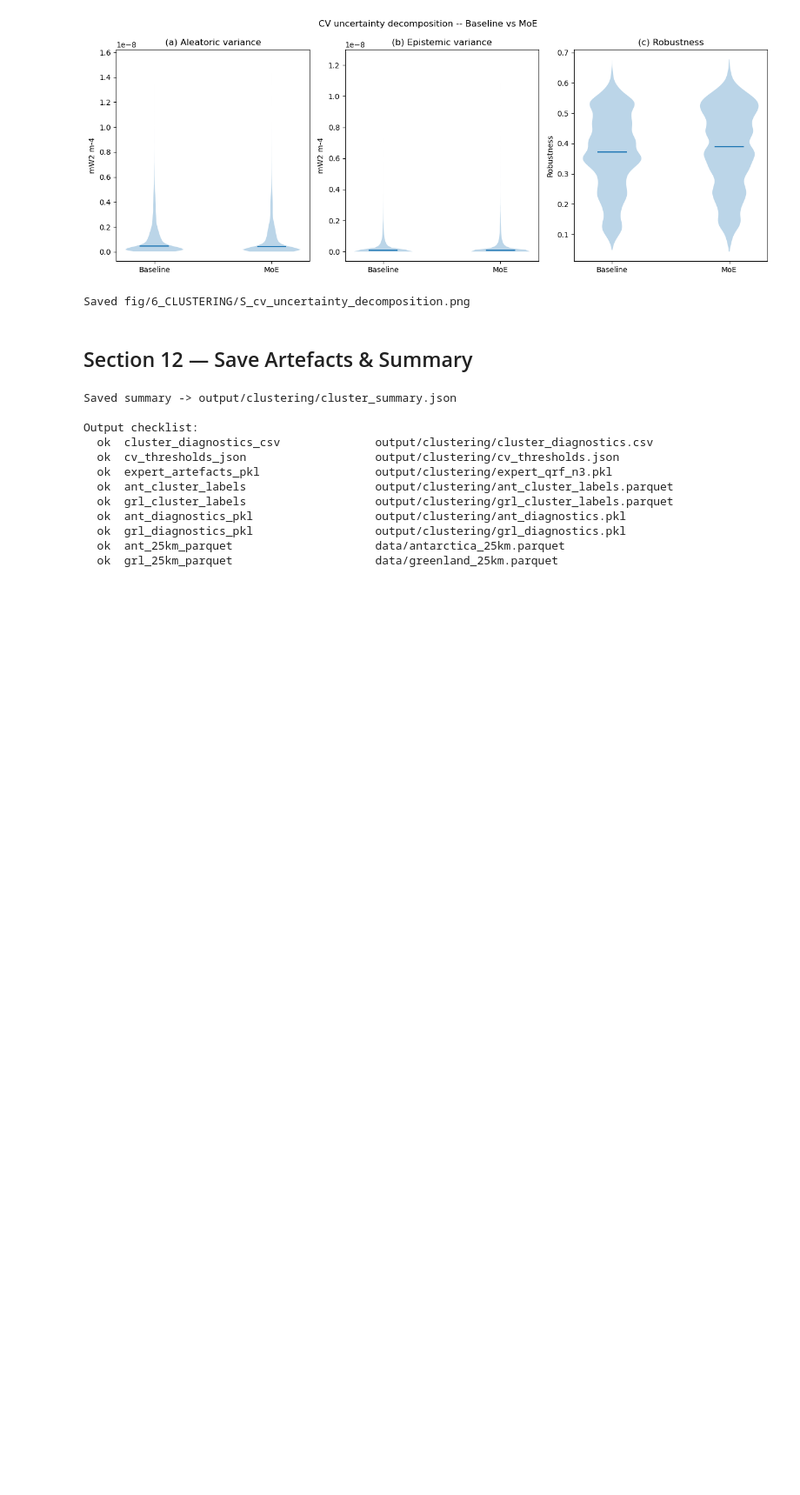
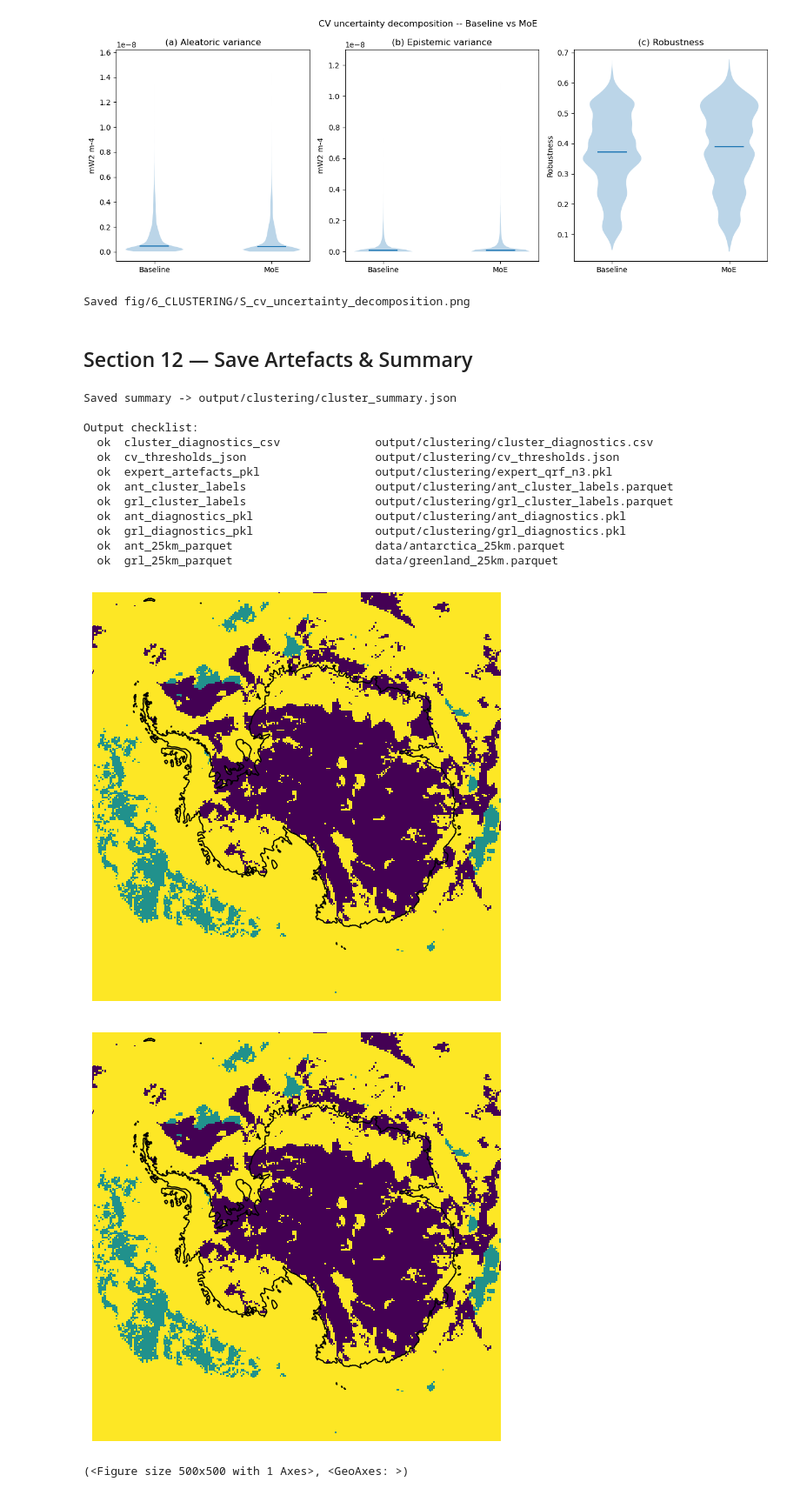
Before and after one commit to TobbeTripitaka/Aq2, a Jupyter notebook: 6_CLUSTERING_v2.ipynb, the cells around one changed output. Shown at 87% size. Saved outputs shown, nothing was run; the diff lists cells and outputs as text; code cells hidden in the pictures; blank space fills up the shorter version.

```diff
--- a/6_CLUSTERING_v2.ipynb
+++ b/6_CLUSTERING_v2.ipynb
@@ -1171,8 +1171,44 @@ Output checklist:
 # %%
 import xarray as xr
 from lib.utils import grid_from_xr_dataset
 
+domain = "ant"           # or whatever your key is
+cfg    = DOMAIN_CONFIG[domain]
+diag   = grid_diag[domain]
+df_tgt = pd.read_parquet(cfg["parquet"])
+xc, yc = cfg["xcol"], cfg["ycol"]
 
-expl_ds = xr.dataset(coords = ['x', 'y'], data = expl_grid)
-agrid_kq_qrf =  grid_from_xr_dataset(kq_qrf)
+expl_arr, xs, ys = pivot_field(df_tgt, xc, yc, diag["explainability"].astype(float))
+expl_arr_xr = expl_arr[::-1]
+ys_xr       = ys[::-1]
+
+expl_ds = xr.Dataset(
+    {"expl": (["y", "x"], expl_arr_xr)},
+    coords={"x": xs, "y": ys_xr},
+    attrs={"epsg": cfg["epsg"]},   # driven by cfg, not hardcoded
+)
+expl_agrid = grid_from_xr_dataset(expl_ds)
+expl_agrid.map("expl")
+
+
+expl_arr, xs, ys = pivot_field(df_tgt, xc, yc, diag["explainability"].astype(float))
+
+expl_arr_xr = expl_arr[::-1]          # shape (ny, nx), y ascending
+ys_xr       = ys[::-1]                # y coords ascending
+
+expl_ds = xr.Dataset(
+    {"expl": (["y", "x"], expl_arr_xr)},
+    coords={"x": xs, "y": ys_xr},
+    attrs={"epsg": '3031'},   # ← the missing piece
+)
+
+# --- 3. Convert to AGrid ---
+expl_agrid = grid_from_xr_dataset(expl_ds)
+
+# --- 4. Use the full map API ---
+expl_agrid.map("expl")
+# %% [output]
+[figure, added]
+[figure, added]
+(<Figure size 500x500 with 1 Axes>, <GeoAxes: >)
 # %%
```
Also changed, not shown: parts of 2 cells of this notebook, 3 other files.
